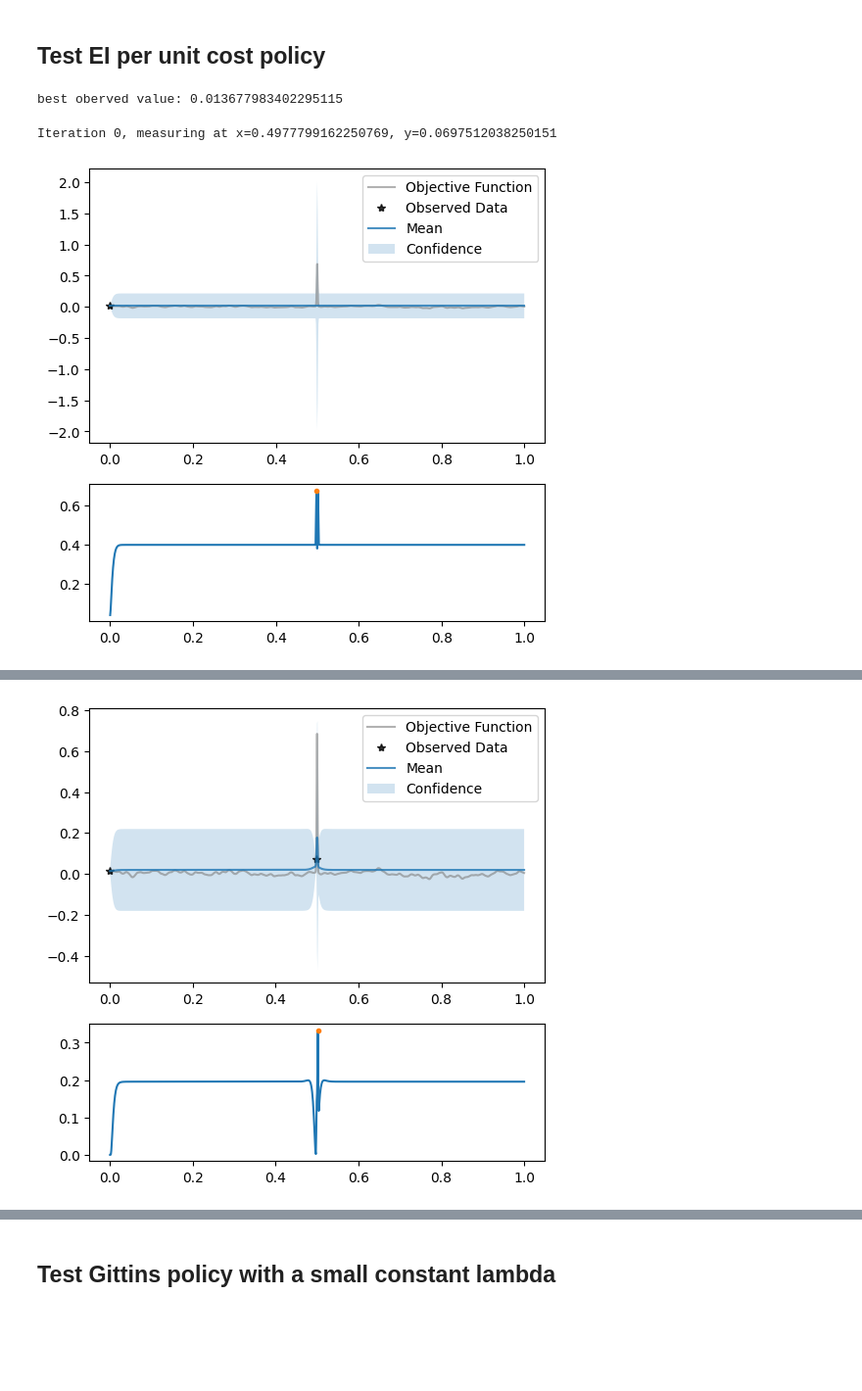
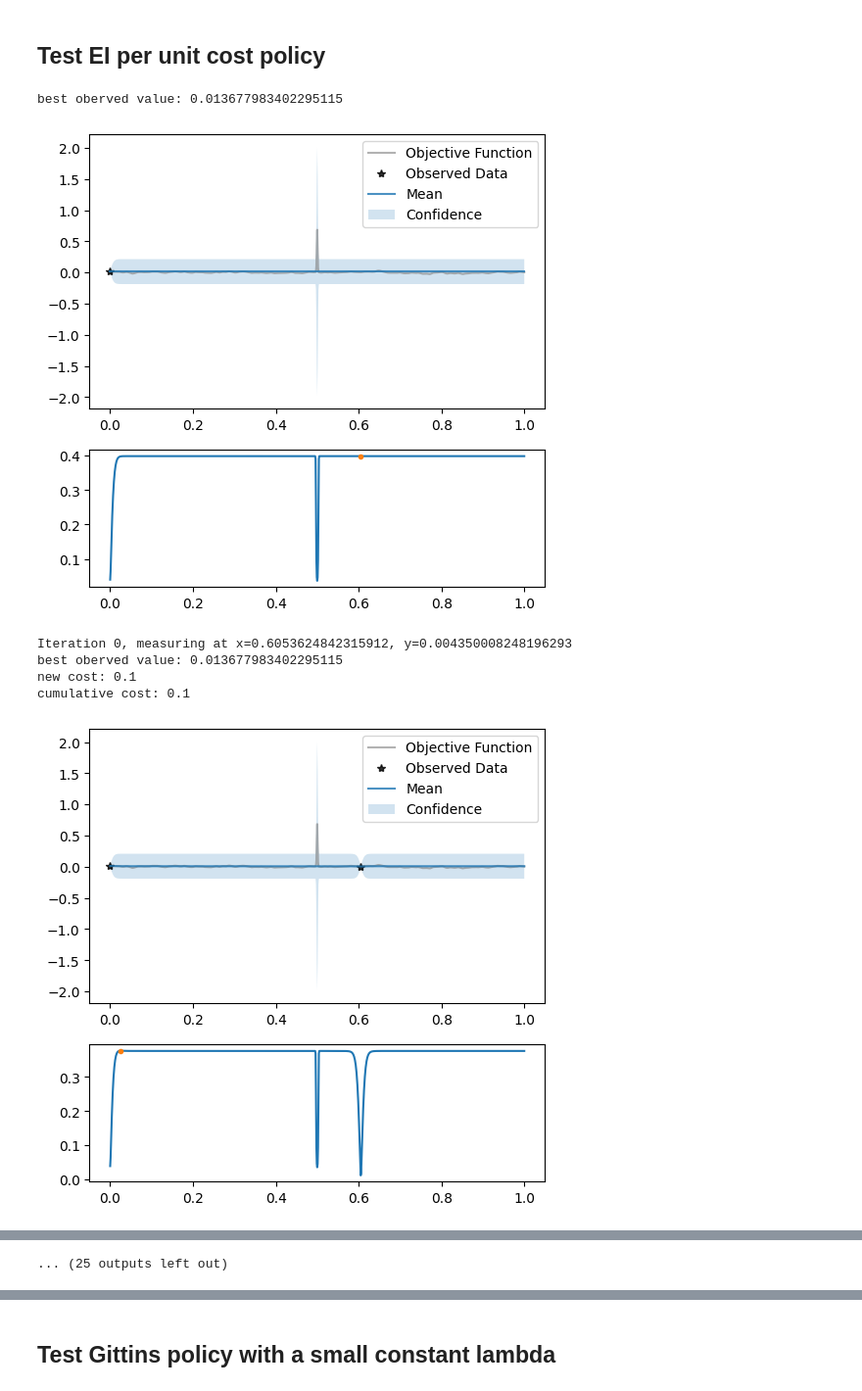
Before and after one commit to QianJaneXie/PandoraBayesOpt, a Jupyter notebook: notebooks/Variable Amplitude.ipynb, the cells around one changed output, grey strips where cells are left out. Shown at 98% size. Drawn from its saved outputs; the diff is of its cells as text; code cells hidden in the pictures; blank space fills up the shorter version.

```diff
--- a/notebooks/Variable Amplitude.ipynb
+++ b/notebooks/Variable Amplitude.ipynb
@@ -258,7 +265,14 @@ cumulative cost: 2.0282604636335506
 # %%
 from pandora_bayesopt.acquisition import ExpectedImprovementWithCost
 
-x = torch.zeros(dim).unsqueeze(-1)
+torch.manual_seed(seed)
+matern_sample = create_objective_function(dim=dim, nu=nu, lengthscale=lengthscale, outputscale=outputscale, num_rff_features=num_rff_features)
+def objective_function(x):
+    return matern_sample(x) * amplitude_function(x)
+
+global_optimum_point, global_optimum_value = find_global_optimum(objective=objective_function, dim=dim, maximize=maximize)
+
+x = torch.zeros(dim).unsqueeze(0)
 y = objective_function(x)
 best_f = y.max().detach().numpy() if maximize else y.min().detach().numpy()
 EIpu_best = [best_f] # This will store the best value
@@ -283,42 +297,49 @@ while True:
         options={'method': 'L-BFGS-B'},
     )
 
-    # Plot the posterior and the EIpu
-    f, (ax1,ax2) = plt.subplots(2, 1, figsize=(6, 6), gridspec_kw={'height_ratios': [2, 1]})
+    if i < 3:
 
-    # Plot the posterior
-    plot_posterior(ax1,objective_function,model,test_x,x,y)
+        # Plot the posterior and the EIpu
+        f, (ax1,ax2) = plt.subplots(2, 1, figsize=(6, 6), gridspec_kw={'height_ratios': [2, 1]})
 
-    # Plot EIpu
-    acq = EIpu.forward(test_x.unsqueeze(1).unsqueeze(1))
-    ax2.plot(test_x.numpy(), acq.detach().numpy(), '-', new_point.numpy(), new_point_EIpu.numpy(),'.')
+        # Plot the posterior
+        plot_posterior(ax1,objective_function,model,test_x,x,y)
+
+        # Plot EIpu
+        acq = EIpu.forward(test_x.unsqueeze(1).unsqueeze(1))
+        ax2.plot(test_x.numpy(), acq.detach().numpy(), '-', new_point.numpy(), new_point_EIpu.numpy(),'.')
+
+        plt.show()
 
     print('Iteration {}, measuring at x={}, y={}'.format(i,new_point.item(), objective_function(new_point).item()) )
-    plt.show()
 
     # Add the new data
     x = torch.cat((x,new_point))
     new_value = objective_function(new_point)
     y = torch.cat((y, new_value))
 
     if maximize:
         best_f = max(best_f, new_value.item())
     else:
         best_f = min(best_f, new_value.item())
 
     EIpu_best.append(best_f)
     print("best oberved value:", best_f)
 
     cumulative_cost += cost_function(new_point).item()
     print("new cost:", cost_function(new_point).item())
     print("cumulative cost:", cumulative_cost)
     EIpu_cumulative_cost_history.append(cumulative_cost)
 
     if cumulative_cost > budget:
         break
 
     i = i + 1
 # %% [output]
 best oberved value: 0.013677983402295115
+[figure, new version]
-Iteration 0, measuring at x=0.4977799162250769, y=0.0697512038250151
+Iteration 0, measuring at x=0.6053624842315912, y=0.004350008248196293
+best oberved value: 0.013677983402295115
+new cost: 0.1
+cumulative cost: 0.1
-[figure, old version]
+[figure, new version]
@@ -329 +349,0 @@ Iteration 1, measuring at x=0.5020388642675593, y=0.07452962496483359
-[figure, old version]
@@ -350 +407,2 @@ Iteration 5, measuring at x=1.0, y=0.00421515667012155
+... (25 outputs left out)
 # %% [markdown]
```
Also changed, not shown: parts of 13 cells of this notebook, 8 other files.
